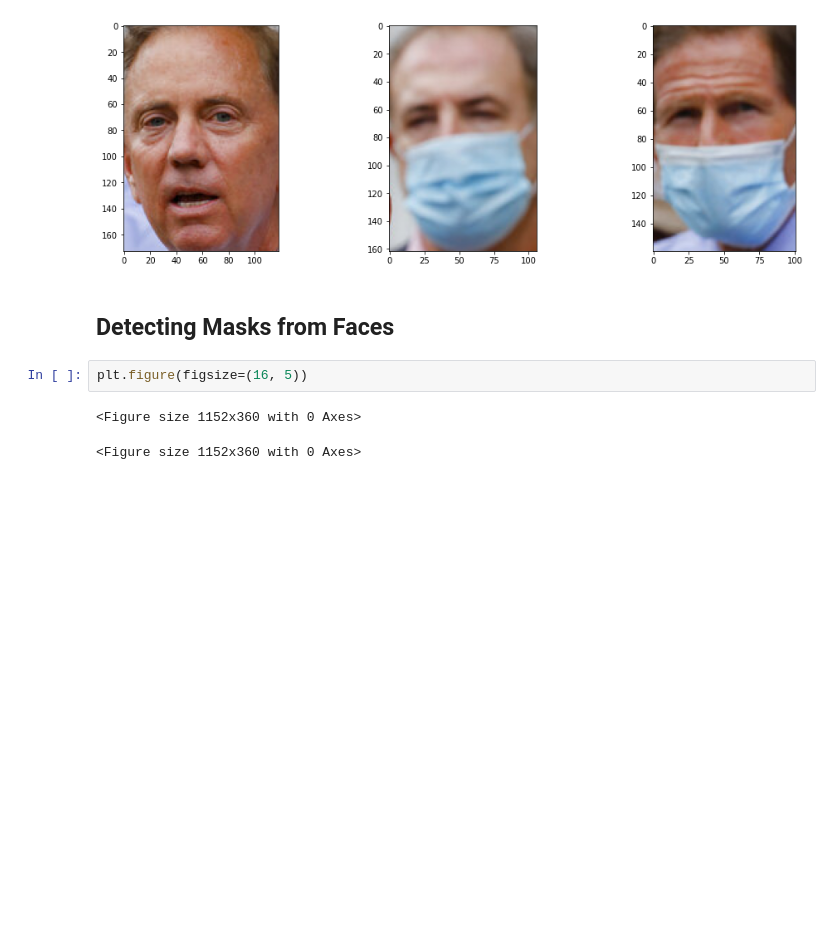
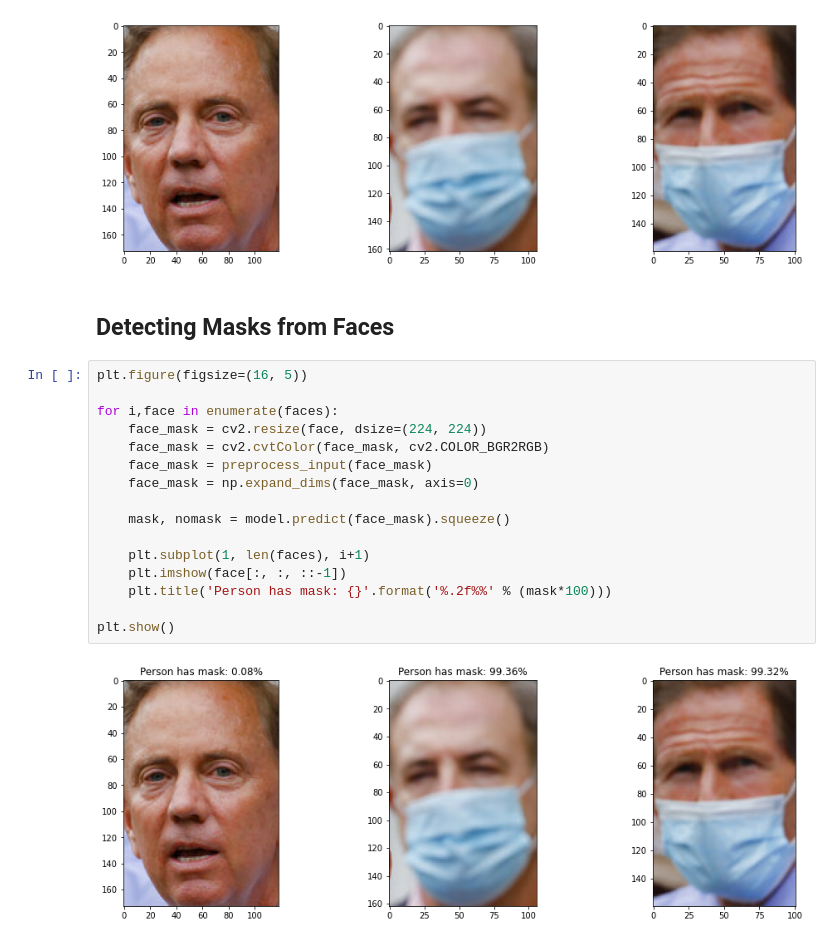
Before and after one commit to boonjo/Mask-Detection, a Jupyter notebook: detect_image.ipynb, the cells around one changed output. Drawn from its saved outputs; the diff is of its cells as text; blank space fills up the shorter version.

```diff
--- a/detect_image.ipynb
+++ b/detect_image.ipynb
@@ -59,8 +59,21 @@ for i, face in enumerate(faces):
 [figure]
 # %% [markdown]
 ## Detecting Masks from Faces
-# %%
-plt.figure(figsize=(16, 5))
-# %% [output]
-<Figure size 1152x360 with 0 Axes>
-<Figure size 1152x360 with 0 Axes>
+# %%
+plt.figure(figsize=(16, 5))
+
+for i,face in enumerate(faces):
+    face_mask = cv2.resize(face, dsize=(224, 224))
+    face_mask = cv2.cvtColor(face_mask, cv2.COLOR_BGR2RGB)
+    face_mask = preprocess_input(face_mask)
+    face_mask = np.expand_dims(face_mask, axis=0)
+
+    mask, nomask = model.predict(face_mask).squeeze()
+
+    plt.subplot(1, len(faces), i+1)
+    plt.imshow(face[:, :, ::-1])
+    plt.title('Person has mask: {}'.format('%.2f%%' % (mask*100)))
+
+plt.show()
+# %% [output]
+[figure, added]
```
